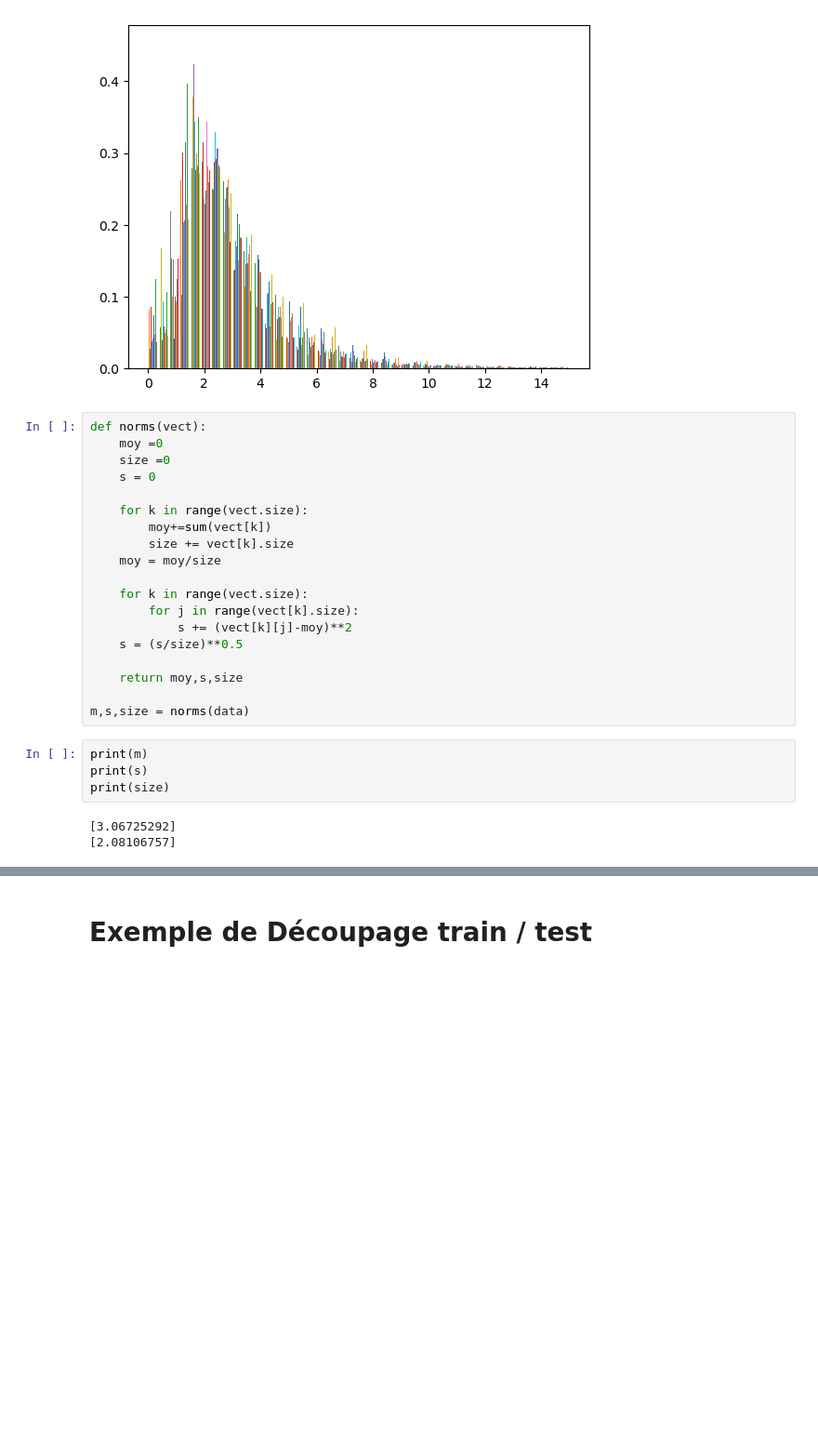
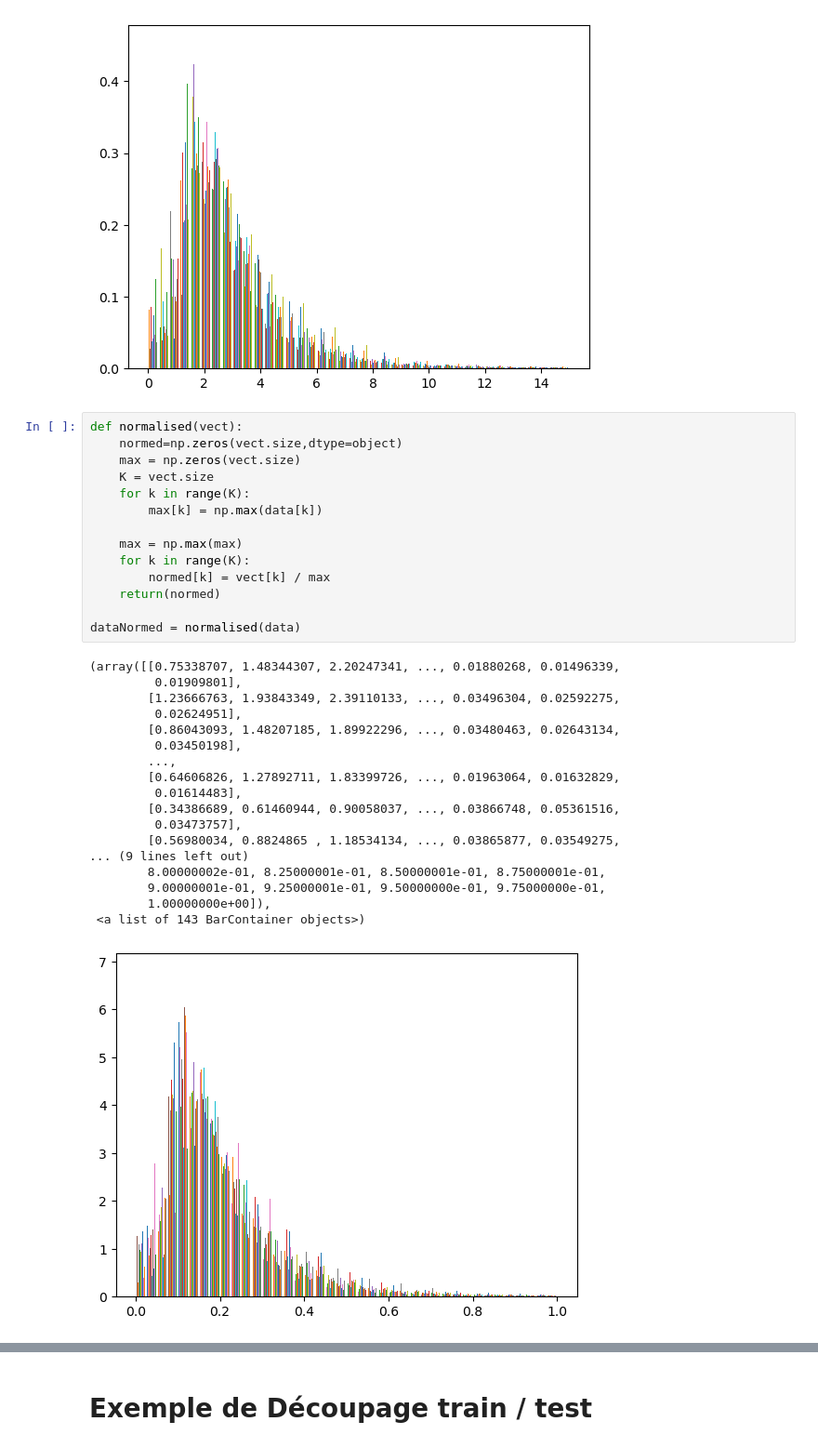
Before and after one commit to noe-morel/MathApp-project, a Jupyter notebook: Mathapp.ipynb, the cells around one changed output, grey strips where cells are left out. Shown at 93% size. Drawn from its saved outputs; the diff is of its cells as text; blank space fills up the shorter version.

```diff
--- a/Mathapp.ipynb
+++ b/Mathapp.ipynb
@@ -171,29 +171,36 @@ plt.hist(data, density = True,bins=40)
         1.49999599e+01]),
  <a list of 143 BarContainer objects>)
 [figure]
-# %%
-def norms(vect):
-    moy =0
-    size =0
-    s = 0
-
-    for k in range(vect.size):
-        moy+=sum(vect[k])
-        size += vect[k].size
-    moy = moy/size
-
-    for k in range(vect.size):
-        for j in range(vect[k].size):
-            s += (vect[k][j]-moy)**2
-    s = (s/size)**0.5
-
-    return moy,s,size
-
-m,s,size = norms(data)
-# %%
-print(m)
-print(s)
-print(size)
-# %% [output]
-[3.06725292]
-[2.08106757]
+# %%
+def normalised(vect):
+    normed=np.zeros(vect.size,dtype=object)
+    max = np.zeros(vect.size)
+    K = vect.size
+    for k in range(K):
+        max[k] = np.max(data[k])
+
+    max = np.max(max)
+    for k in range(K):
+        normed[k] = vect[k] / max
+    return(normed)
+
+dataNormed = normalised(data)
+# %% [output]
+(array([[0.75338707, 1.48344307, 2.20247341, ..., 0.01880268, 0.01496339,
+         0.01909801],
+        [1.23666763, 1.93843349, 2.39110133, ..., 0.03496304, 0.02592275,
+         0.02624951],
+        [0.86043093, 1.48207185, 1.89922296, ..., 0.03480463, 0.02643134,
+         0.03450198],
+        ...,
+        [0.64606826, 1.27892711, 1.83399726, ..., 0.01963064, 0.01632829,
+         0.01614483],
+        [0.34386689, 0.61460944, 0.90058037, ..., 0.03866748, 0.05361516,
+         0.03473757],
+        [0.56980034, 0.8824865 , 1.18534134, ..., 0.03865877, 0.03549275,
+... (9 lines left out)
+        8.00000002e-01, 8.25000001e-01, 8.50000001e-01, 8.75000001e-01,
+        9.00000001e-01, 9.25000001e-01, 9.50000000e-01, 9.75000000e-01,
+        1.00000000e+00]),
+ <a list of 143 BarContainer objects>)
+[figure, added]
```
Also changed, not shown: parts of 3 cells of this notebook.
